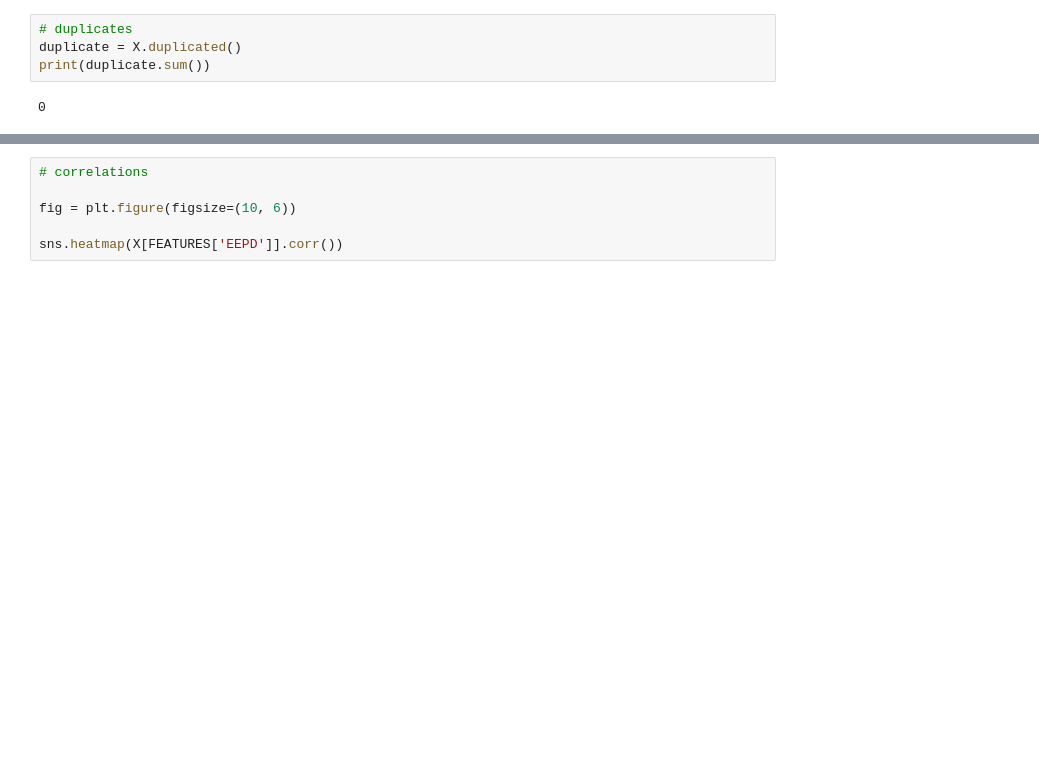
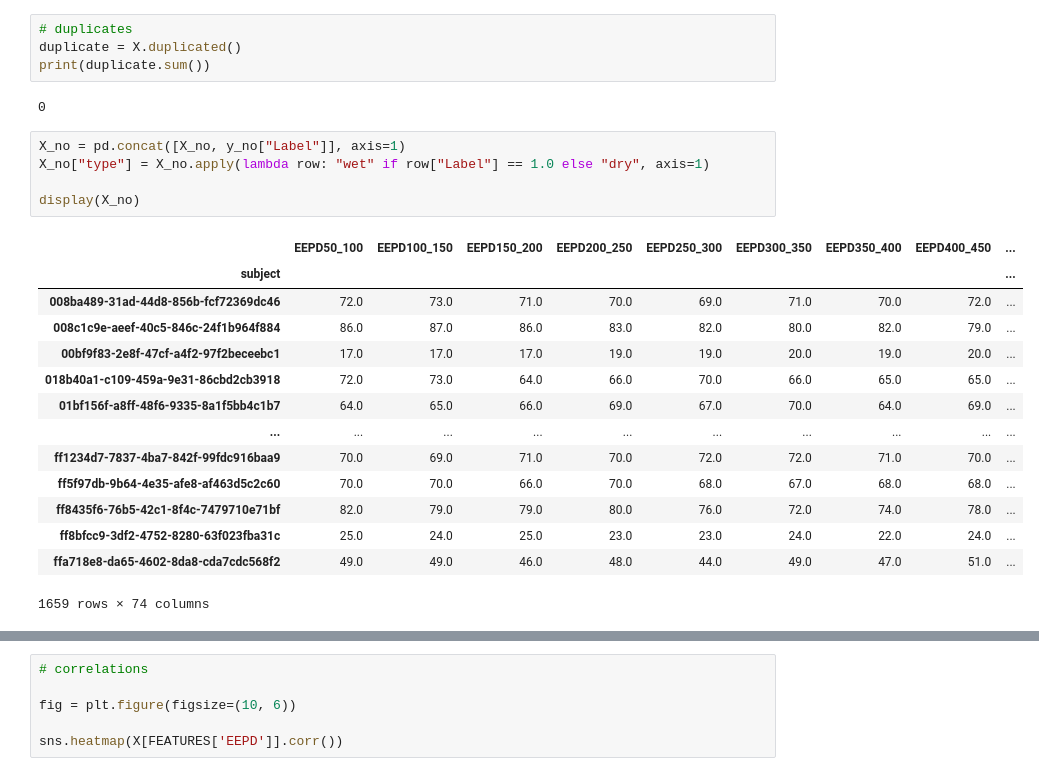
Before and after one commit to CS-433/cs-433-project-2-cough_classifier, a Jupyter notebook: src/notebooks/data_exploration/data_exploration.ipynb, the cells around one changed output, grey strips where cells are left out. Drawn from its saved outputs; the diff is of its cells as text; blank space fills up the shorter version.

```diff
--- a/src/notebooks/data_exploration/data_exploration.ipynb
+++ b/src/notebooks/data_exploration/data_exploration.ipynb
@@ -108,3 +112,23 @@ duplicate = X.duplicated()
 print(duplicate.sum())
 # %% [output]
 0
+# %%
+X_no = pd.concat([X_no, y_no["Label"]], axis=1)
+X_no["type"] = X_no.apply(lambda row: "wet" if row["Label"] == 1.0 else "dry", axis=1)
+
+display(X_no)
+# %% [output]
+|  | EEPD50_100 | EEPD100_150 | EEPD150_200 | EEPD200_250 | EEPD250_300 | EEPD300_350 | EEPD350_400 | EEPD400_450 | ... |
+| subject |  |  |  |  |  |  |  |  | ... |
+| 008ba489-31ad-44d8-856b-fcf72369dc46 | 72.0 | 73.0 | 71.0 | 70.0 | 69.0 | 71.0 | 70.0 | 72.0 | ... |
+| 008c1c9e-aeef-40c5-846c-24f1b964f884 | 86.0 | 87.0 | 86.0 | 83.0 | 82.0 | 80.0 | 82.0 | 79.0 | ... |
+| 00bf9f83-2e8f-47cf-a4f2-97f2beceebc1 | 17.0 | 17.0 | 17.0 | 19.0 | 19.0 | 20.0 | 19.0 | 20.0 | ... |
+| 018b40a1-c109-459a-9e31-86cbd2cb3918 | 72.0 | 73.0 | 64.0 | 66.0 | 70.0 | 66.0 | 65.0 | 65.0 | ... |
+| 01bf156f-a8ff-48f6-9335-8a1f5bb4c1b7 | 64.0 | 65.0 | 66.0 | 69.0 | 67.0 | 70.0 | 64.0 | 69.0 | ... |
+| ... | ... | ... | ... | ... | ... | ... | ... | ... | ... |
+| ff1234d7-7837-4ba7-842f-99fdc916baa9 | 70.0 | 69.0 | 71.0 | 70.0 | 72.0 | 72.0 | 71.0 | 70.0 | ... |
+| ff5f97db-9b64-4e35-afe8-af463d5c2c60 | 70.0 | 70.0 | 66.0 | 70.0 | 68.0 | 67.0 | 68.0 | 68.0 | ... |
+| ff8435f6-76b5-42c1-8f4c-7479710e71bf | 82.0 | 79.0 | 79.0 | 80.0 | 76.0 | 72.0 | 74.0 | 78.0 | ... |
+| ff8bfcc9-3df2-4752-8280-63f023fba31c | 25.0 | 24.0 | 25.0 | 23.0 | 23.0 | 24.0 | 22.0 | 24.0 | ... |
+| ffa718e8-da65-4602-8da8-cda7cdc568f2 | 49.0 | 49.0 | 46.0 | 48.0 | 44.0 | 49.0 | 47.0 | 51.0 | ... |
+1659 rows × 74 columns
```
Also changed, not shown: parts of 6 cells of this notebook, 13 other files.
